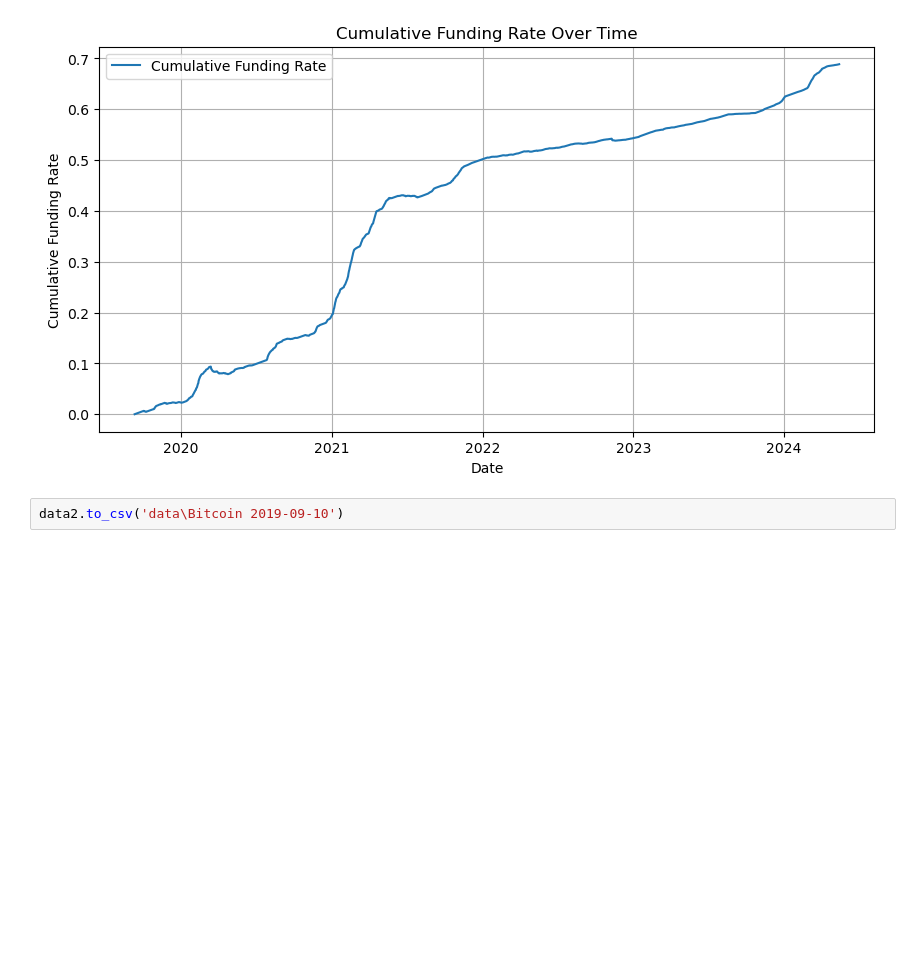
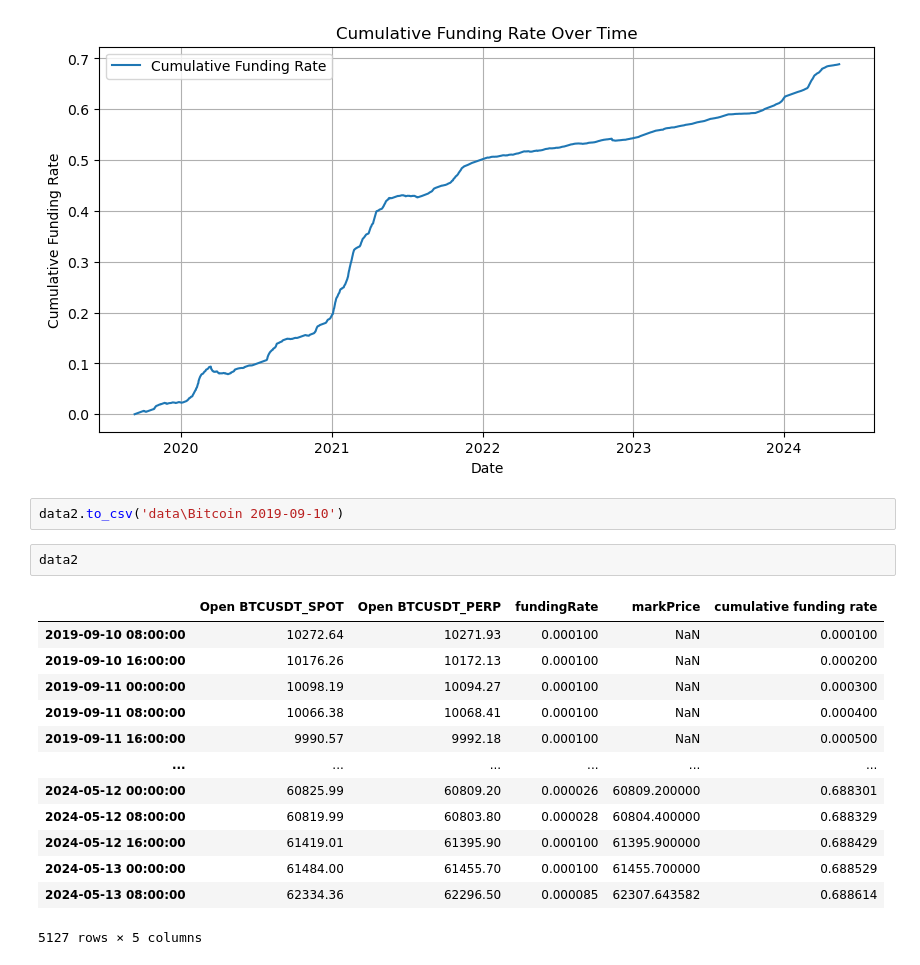
Before and after one commit to Aidasvenc/funding-rate-trading, a Jupyter notebook: Binance.ipynb, the cells around one changed output. Cells and saved outputs as stored; diff of their text form; blank space fills up the shorter version.

```diff
--- a/Binance.ipynb
+++ b/Binance.ipynb
@@ -271,3 +271,19 @@ plt.show()  # Display the plot
 [figure]
 # %%
 data2.to_csv('data\Bitcoin 2019-09-10')
+# %%
+data2
+# %% [output]
+|  | Open BTCUSDT_SPOT | Open BTCUSDT_PERP | fundingRate | markPrice | cumulative funding rate |
+| 2019-09-10 08:00:00 | 10272.64 | 10271.93 | 0.000100 | NaN | 0.000100 |
+| 2019-09-10 16:00:00 | 10176.26 | 10172.13 | 0.000100 | NaN | 0.000200 |
+| 2019-09-11 00:00:00 | 10098.19 | 10094.27 | 0.000100 | NaN | 0.000300 |
+| 2019-09-11 08:00:00 | 10066.38 | 10068.41 | 0.000100 | NaN | 0.000400 |
+| 2019-09-11 16:00:00 | 9990.57 | 9992.18 | 0.000100 | NaN | 0.000500 |
+| ... | ... | ... | ... | ... | ... |
+| 2024-05-12 00:00:00 | 60825.99 | 60809.20 | 0.000026 | 60809.200000 | 0.688301 |
+| 2024-05-12 08:00:00 | 60819.99 | 60803.80 | 0.000028 | 60804.400000 | 0.688329 |
+| 2024-05-12 16:00:00 | 61419.01 | 61395.90 | 0.000100 | 61395.900000 | 0.688429 |
+| 2024-05-13 00:00:00 | 61484.00 | 61455.70 | 0.000100 | 61455.700000 | 0.688529 |
+| 2024-05-13 08:00:00 | 62334.36 | 62296.50 | 0.000085 | 62307.643582 | 0.688614 |
+5127 rows × 5 columns
```
Also changed, not shown: parts of 10 cells of this notebook.
